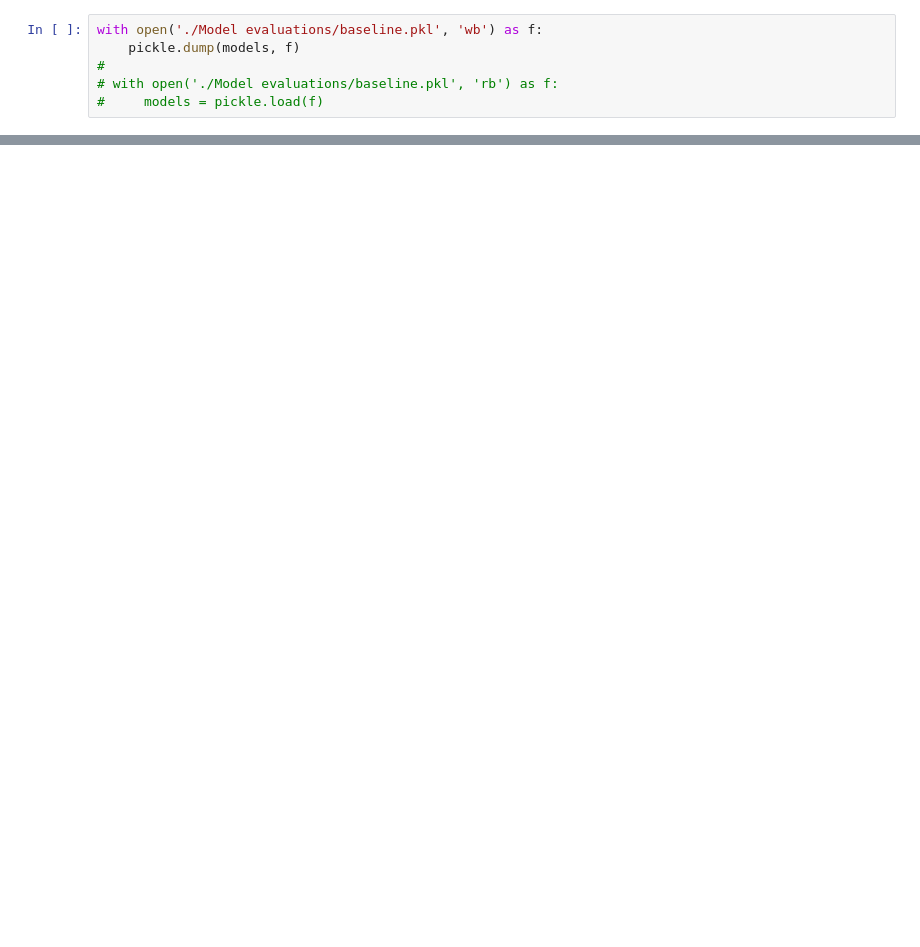
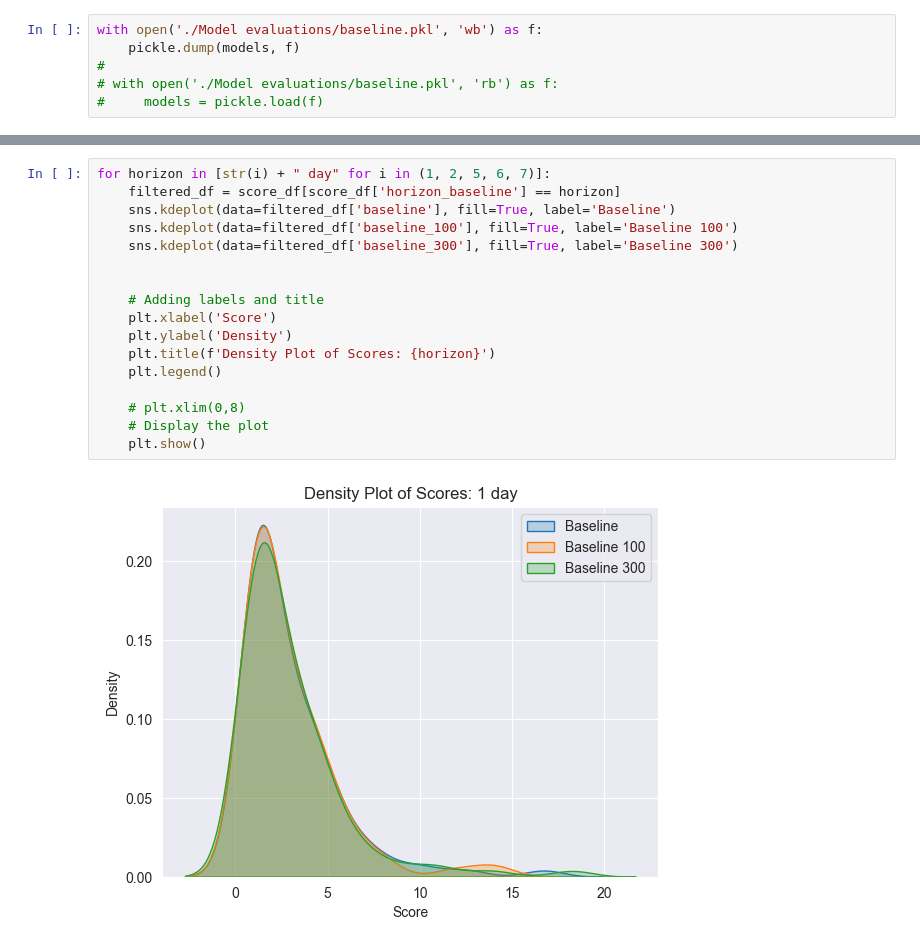
Before and after one commit to EliasKng/PTSFC, a Jupyter notebook: DAX/Validation/cross_validate_dax.ipynb, the cells around one changed output, grey strips where cells are left out. Drawn from its saved outputs; the diff is of its cells as text; blank space fills up the shorter version.

```diff
--- a/DAX/Validation/cross_validate_dax.ipynb
+++ b/DAX/Validation/cross_validate_dax.ipynb
@@ -132,0 +206,19 @@ plt.show()
+# %%
+for horizon in [str(i) + " day" for i in (1, 2, 5, 6, 7)]:
+    filtered_df = score_df[score_df['horizon_baseline'] == horizon]
+    sns.kdeplot(data=filtered_df['baseline'], fill=True, label='Baseline')
+    sns.kdeplot(data=filtered_df['baseline_100'], fill=True, label='Baseline 100')
+    sns.kdeplot(data=filtered_df['baseline_300'], fill=True, label='Baseline 300')
+
+
+    # Adding labels and title
+    plt.xlabel('Score')
+    plt.ylabel('Density')
+    plt.title(f'Density Plot of Scores: {horizon}')
+    plt.legend()
+
+    # plt.xlim(0,8)
+    # Display the plot
+    plt.show()
+# %% [output]
+[figure, added]
```
Also changed, not shown: parts of 10 cells of this notebook, 1 other file.
